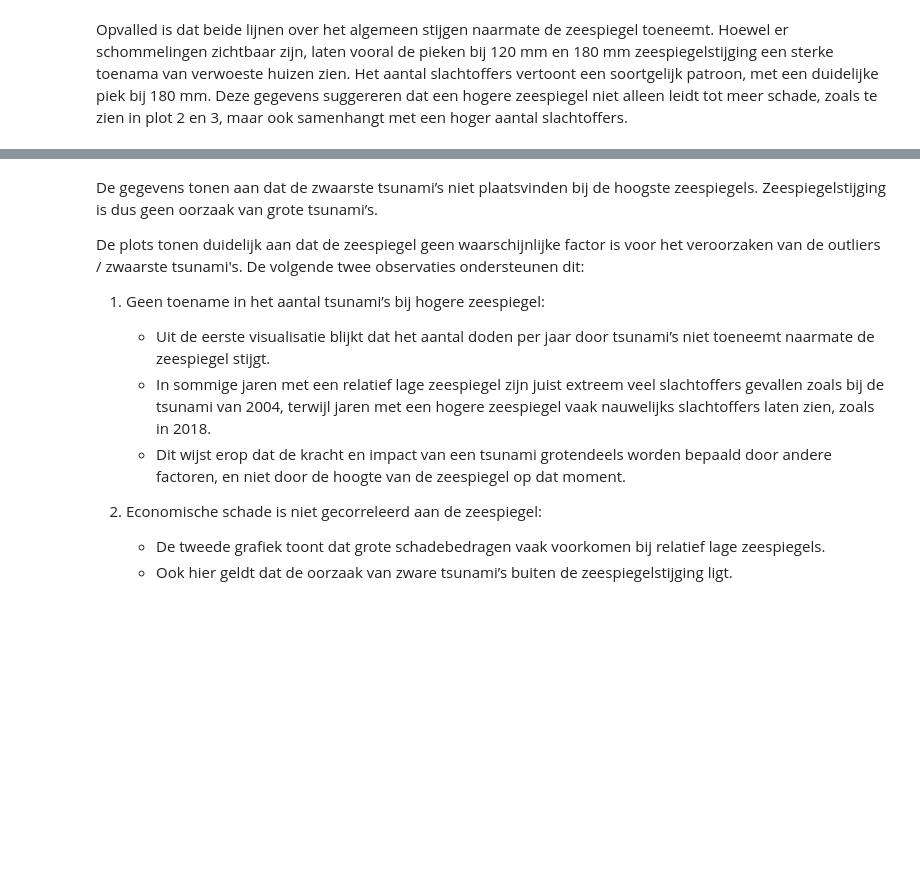
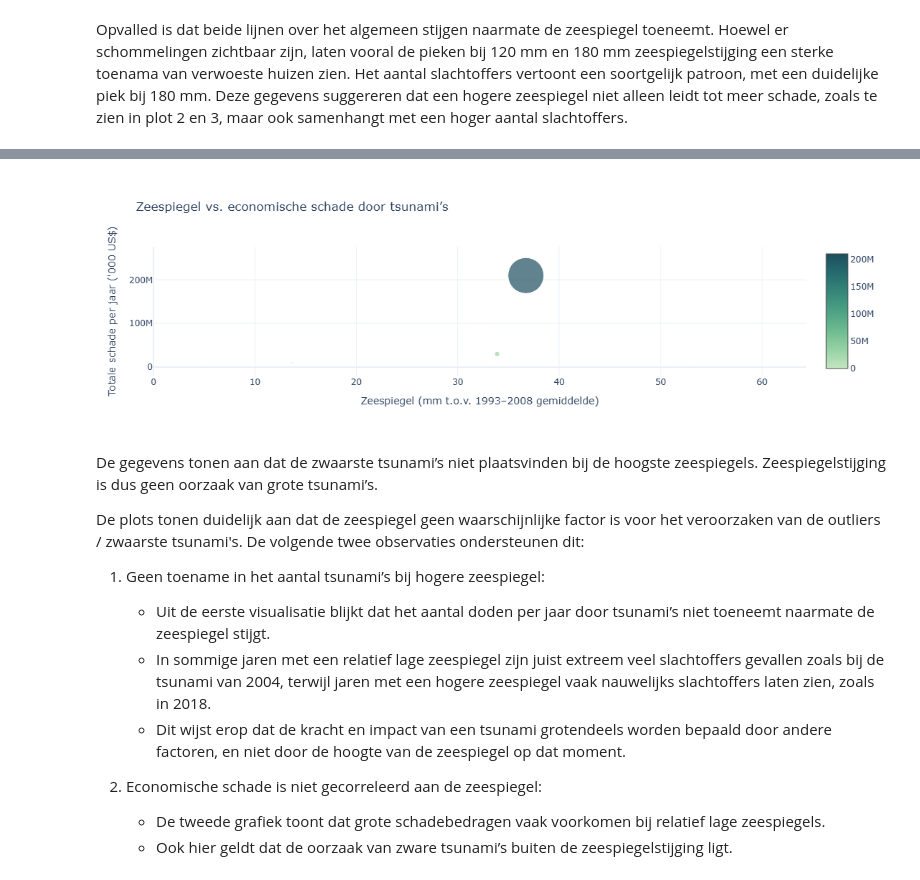
Before and after one commit to roosz/informatievisualisatie, a Jupyter notebook: _build/jupyter_execute/docs/voorindatasory.ipynb, the cells around one changed output, grey strips where cells are left out. Cells and saved outputs as stored; diff of their text form; code cells hidden in the pictures; blank space fills up the shorter version.

```diff
--- a/_build/jupyter_execute/docs/voorindatasory.ipynb
+++ b/_build/jupyter_execute/docs/voorindatasory.ipynb
@@ -690,8 +685,8 @@ fig.add_trace(
         marker=dict(
             size=marker_sizes,
             color=combined["Total Damages ('000 US$)"],
-            colorscale='Oranges',
-            showscale=True
+            colorscale='blugrn',
+            showscale=True,
         ),
         hovertext=combined['Year'],
         hoverinfo='text+x+y'
@@ -717,3 +711,4 @@ fig.show()
+[figure, added]
 # %% [markdown]
 De gegevens tonen aan dat de zwaarste tsunami’s niet plaatsvinden bij de hoogste zeespiegels.
 Zeespiegelstijging is dus geen oorzaak van grote tsunami’s.
```
Also changed, not shown: parts of 10 cells of this notebook, 14 other files.
